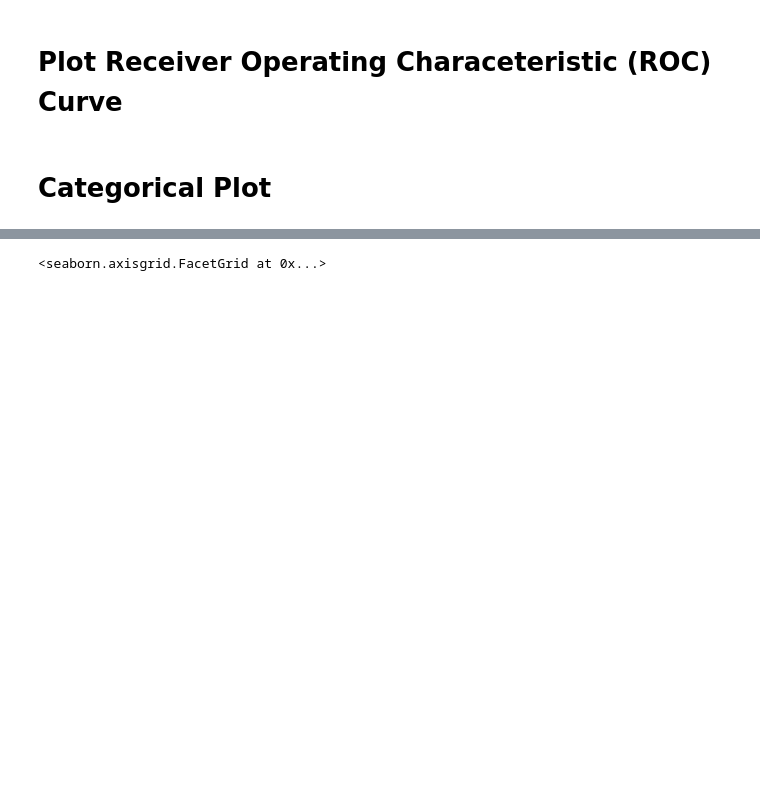
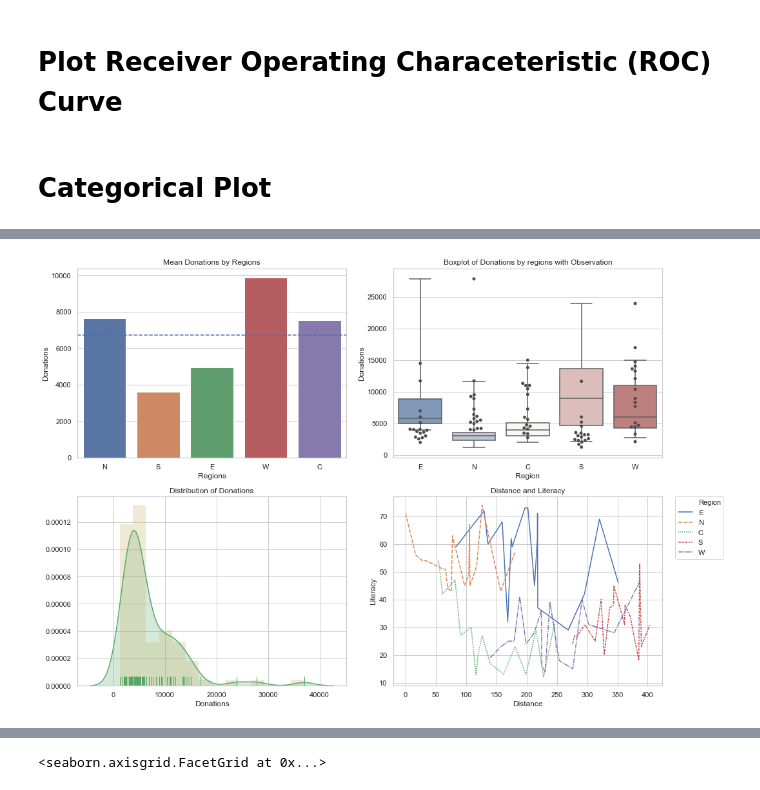
Before and after one commit to khayweee/python-manual, a Jupyter notebook: Python Cheatsheet.ipynb, the cells around one changed output, grey strips where cells are left out. Drawn from its saved outputs; the diff is of its cells as text; code cells hidden in the pictures; blank space fills up the shorter version.

Commit message:
Added Data Visualisation

```diff
--- a/Python Cheatsheet.ipynb
+++ b/Python Cheatsheet.ipynb
@@ -103,0 +116,34 @@ import seaborn as sns
+# %%
+sns.set(style="whitegrid")
+f, axes = plt.subplots(2, 2, figsize=(15, 10))
+
+order_region = ['N', 'S', 'E', 'W', 'C']
+
+#Mean donation per region
+mean_donation_per_region = pd.DataFrame(guerry_df.groupby(by=['Region'])['Donations'].mean().reset_index())
+g = sns.barplot(x='Region', y= 'Donations', data = mean_donation_per_region, order = order_region, ax=axes[0,0])
+axes[0,0].axhline(mean_donation_per_region['Donations'].mean(), ls ='--')
+axes[0,0].set(title = 'Mean Donations by Regions', xlabel='Regions', ylabel = 'Donations')
+
+#Box plot of donations
+g = sns.boxplot(x="Region", y="Donations", data=guerry_df, whis="range", palette="vlag", order = order_region, ax=axes[0,1])
+g = sns.swarmplot(x="Region", y='Donations', data=guerry_df, size=5, color=".3", linewidth=0, ax=axes[0,1])
+axes[0,1].set(title="Boxplot of Donations by regions with Observation")
+
+#Distribution plot of donations
+g = sns.distplot(guerry_df['Donations'], rug=True, color="g",
+                 kde_kws={"shade": True},
+                 hist_kws={"histtype": "stepfilled", "linewidth": 0.3, "alpha": 0.3, "color": "y"},
+                 ax=axes[1, 0])
+axes[1,0].set(title="Distribution of Donations")
+
+
+#Distance and Literacy
+g = sns.lineplot(x="Distance", y="Literacy", hue="Region", style='Region', data=guerry_df, ax=axes[1,1])
+plt.legend(bbox_to_anchor=(1.05, 1), loc=2, borderaxespad=0.) # Put the legend out of the figure
+axes[1,1].set(title="Distance and Literacy")
+
+
+plt.tight_layout()
+# %% [output]
+[figure, added]
```
Also changed, not shown: parts of 3 cells of this notebook.
